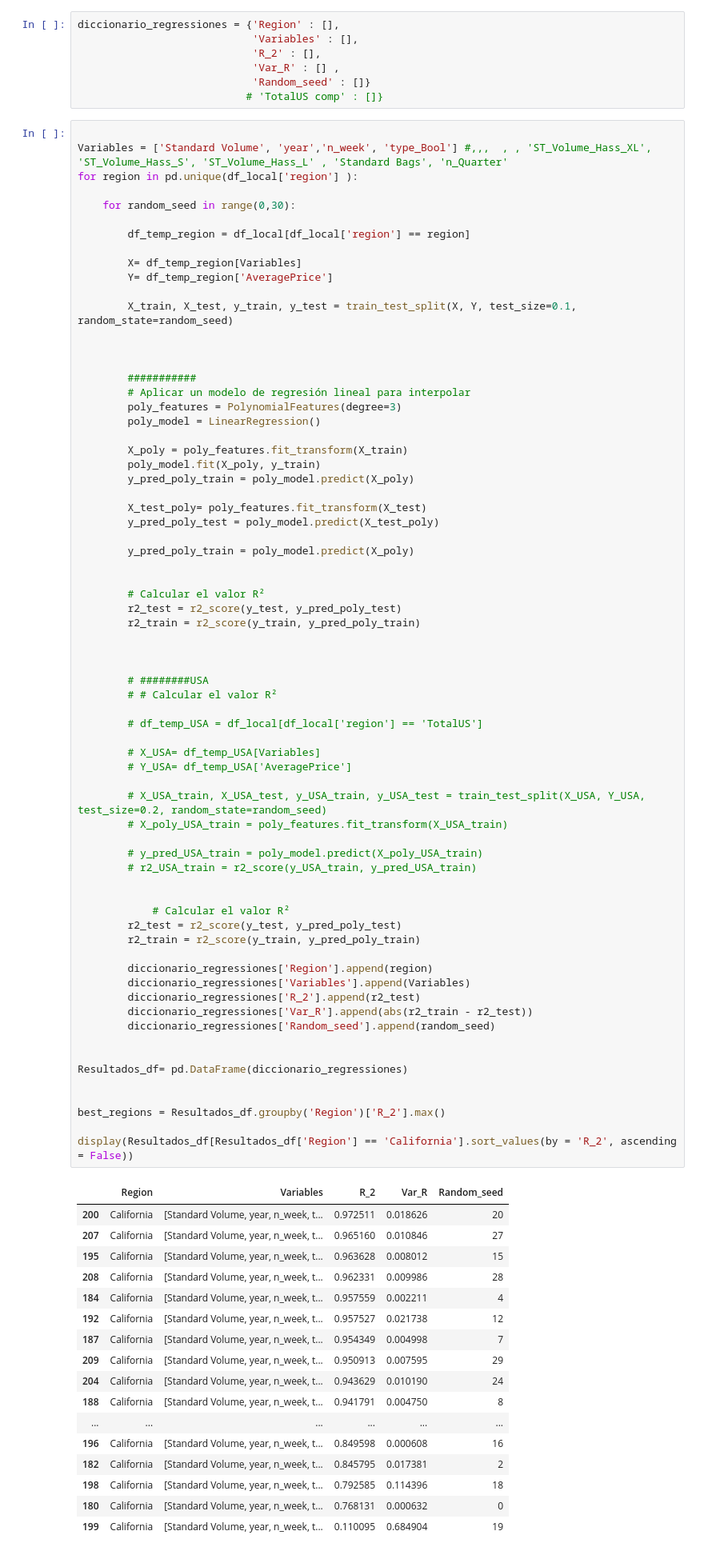
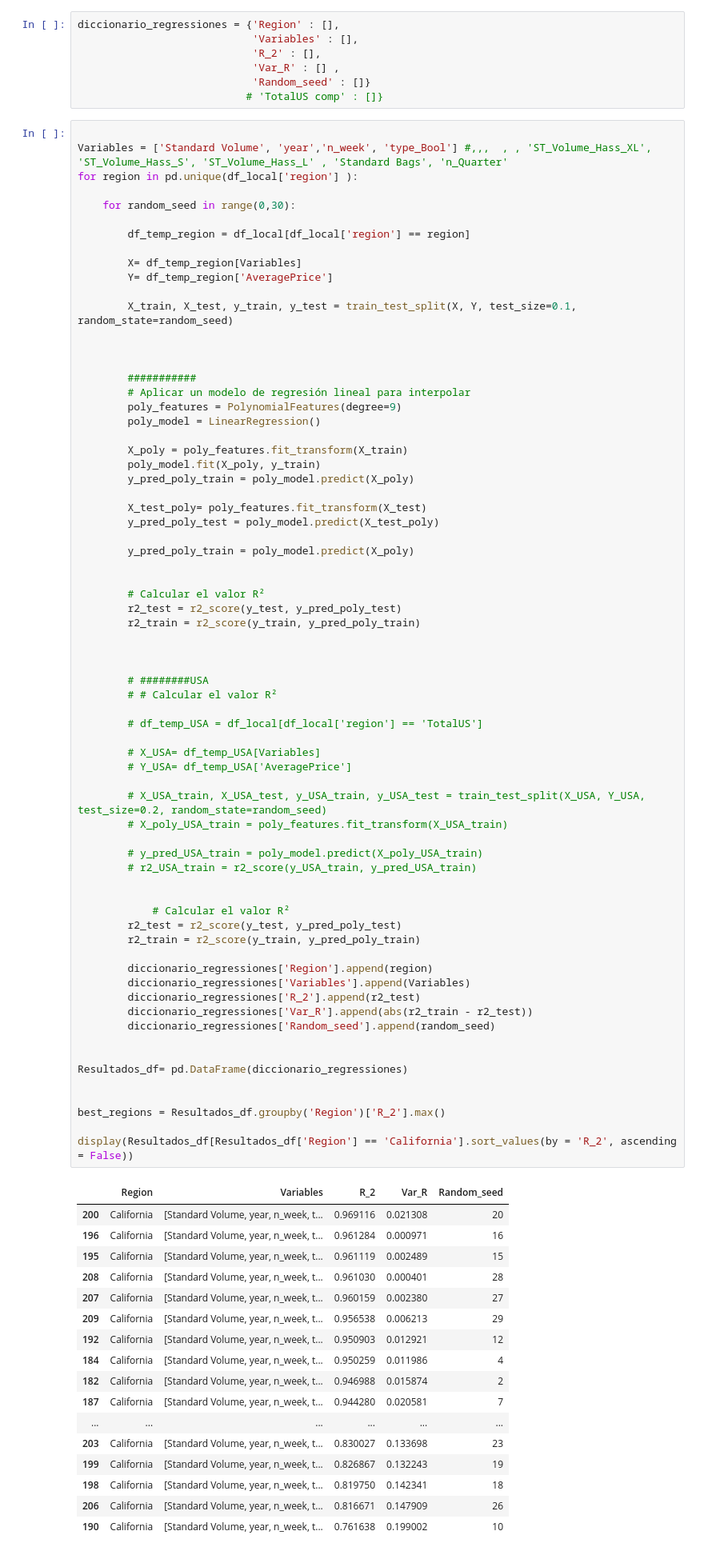
Before and after one commit to cpujol-dev/MiniProjectAavocado, a Jupyter notebook: 5.proyecto_team_apartados.ipynb, the cells around one changed output. Shown at 80% size. Drawn from its saved outputs; the diff is of its cells as text.

```diff
--- a/5.proyecto_team_apartados.ipynb
+++ b/5.proyecto_team_apartados.ipynb
@@ -835,7 +835,7 @@ for region in pd.unique(df_local['region'] ):
 
         ###########
         # Aplicar un modelo de regresión lineal para interpolar
-        poly_features = PolynomialFeatures(degree=3)
+        poly_features = PolynomialFeatures(degree=9)
         poly_model = LinearRegression()
 
         X_poly = poly_features.fit_transform(X_train)
@@ -861,49 +861,49 @@ for region in pd.unique(df_local['region'] ):
 
         # X_USA= df_temp_USA[Variables]
         # Y_USA= df_temp_USA['AveragePrice']
 
         # X_USA_train, X_USA_test, y_USA_train, y_USA_test = train_test_split(X_USA, Y_USA, test_size=0.2, random_state=random_seed)
         # X_poly_USA_train = poly_features.fit_transform(X_USA_train)
 
         # y_pred_USA_train = poly_model.predict(X_poly_USA_train)
         # r2_USA_train = r2_score(y_USA_train, y_pred_USA_train)
 
 
             # Calcular el valor R²
         r2_test = r2_score(y_test, y_pred_poly_test)
         r2_train = r2_score(y_train, y_pred_poly_train)
 
         diccionario_regressiones['Region'].append(region)
         diccionario_regressiones['Variables'].append(Variables)
         diccionario_regressiones['R_2'].append(r2_test)
         diccionario_regressiones['Var_R'].append(abs(r2_train - r2_test))
         diccionario_regressiones['Random_seed'].append(random_seed)
 
 
 Resultados_df= pd.DataFrame(diccionario_regressiones)
 
 
 best_regions = Resultados_df.groupby('Region')['R_2'].max()
 
 display(Resultados_df[Resultados_df['Region'] == 'California'].sort_values(by = 'R_2', ascending = False))
 # %% [output]
 |  | Region | Variables | R_2 | Var_R | Random_seed |
-| 200 | California | [Standard Volume, year, n_week, t... | 0.972511 | 0.018626 | 20 |
-| 207 | California | [Standard Volume, year, n_week, t... | 0.965160 | 0.010846 | 27 |
-| 195 | California | [Standard Volume, year, n_week, t... | 0.963628 | 0.008012 | 15 |
-| 208 | California | [Standard Volume, year, n_week, t... | 0.962331 | 0.009986 | 28 |
-| 184 | California | [Standard Volume, year, n_week, t... | 0.957559 | 0.002211 | 4 |
-| 192 | California | [Standard Volume, year, n_week, t... | 0.957527 | 0.021738 | 12 |
-| 187 | California | [Standard Volume, year, n_week, t... | 0.954349 | 0.004998 | 7 |
-| 209 | California | [Standard Volume, year, n_week, t... | 0.950913 | 0.007595 | 29 |
-| 204 | California | [Standard Volume, year, n_week, t... | 0.943629 | 0.010190 | 24 |
-| 188 | California | [Standard Volume, year, n_week, t... | 0.941791 | 0.004750 | 8 |
+| 200 | California | [Standard Volume, year, n_week, t... | 0.969116 | 0.021308 | 20 |
+| 196 | California | [Standard Volume, year, n_week, t... | 0.961284 | 0.000971 | 16 |
+| 195 | California | [Standard Volume, year, n_week, t... | 0.961119 | 0.002489 | 15 |
+| 208 | California | [Standard Volume, year, n_week, t... | 0.961030 | 0.000401 | 28 |
+| 207 | California | [Standard Volume, year, n_week, t... | 0.960159 | 0.002380 | 27 |
+| 209 | California | [Standard Volume, year, n_week, t... | 0.956538 | 0.006213 | 29 |
+| 192 | California | [Standard Volume, year, n_week, t... | 0.950903 | 0.012921 | 12 |
+| 184 | California | [Standard Volume, year, n_week, t... | 0.950259 | 0.011986 | 4 |
+| 182 | California | [Standard Volume, year, n_week, t... | 0.946988 | 0.015874 | 2 |
+| 187 | California | [Standard Volume, year, n_week, t... | 0.944280 | 0.020581 | 7 |
 | ... | ... | ... | ... | ... | ... |
-| 196 | California | [Standard Volume, year, n_week, t... | 0.849598 | 0.000608 | 16 |
-| 182 | California | [Standard Volume, year, n_week, t... | 0.845795 | 0.017381 | 2 |
-| 198 | California | [Standard Volume, year, n_week, t... | 0.792585 | 0.114396 | 18 |
-| 180 | California | [Standard Volume, year, n_week, t... | 0.768131 | 0.000632 | 0 |
-| 199 | California | [Standard Volume, year, n_week, t... | 0.110095 | 0.684904 | 19 |
+| 203 | California | [Standard Volume, year, n_week, t... | 0.830027 | 0.133698 | 23 |
+| 199 | California | [Standard Volume, year, n_week, t... | 0.826867 | 0.132243 | 19 |
+| 198 | California | [Standard Volume, year, n_week, t... | 0.819750 | 0.142341 | 18 |
+| 206 | California | [Standard Volume, year, n_week, t... | 0.816671 | 0.147909 | 26 |
+| 190 | California | [Standard Volume, year, n_week, t... | 0.761638 | 0.199002 | 10 |
 # %% [markdown]
 # Modelo de predicción
 # %% [markdown]
```
Also changed, not shown: parts of 11 cells of this notebook.
